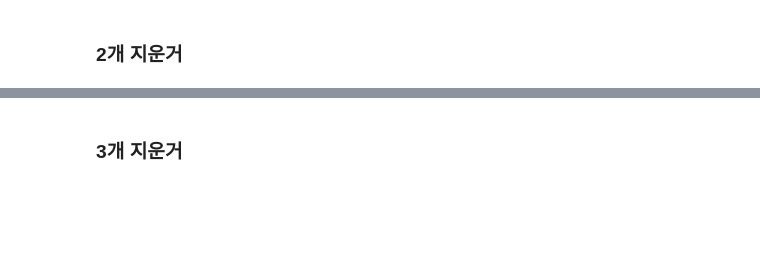
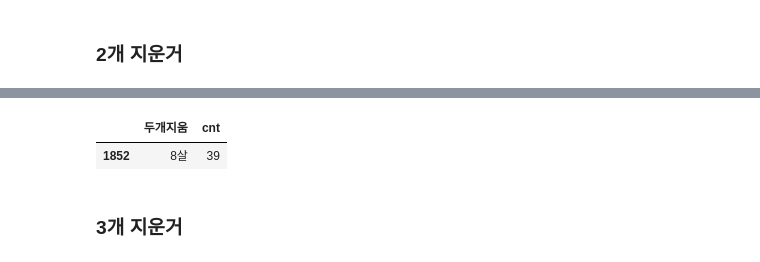
Before and after one commit to RecommendU/ForU, a Jupyter notebook: 박정호/[09_08_박정호] 0개 ~ 3개 태그 지움 이건 안봐도 상관없습니다.ipynb, the cells around one changed output, grey strips where cells are left out. Saved outputs shown, nothing was run; the diff lists cells and outputs as text; code cells hidden in the pictures; blank space fills up the shorter version.

```diff
--- a/박정호/[09_08_박정호] 0개 ~ 3개 태그 지움 이건 안봐도 상관없습니다.ipynb
+++ b/박정호/[09_08_박정호] 0개 ~ 3개 태그 지움 이건 안봐도 상관없습니다.ipynb
@@ -413,3 +385,8 @@ ddf2
+# %%
+ddf2[ddf2['두개지움'] == '8살']
+# %% [output]
+|  | 두개지움 | cnt |
+| 1852 | 8살 | 39 |
 # %%
 new_tag2.to_json('data/new_tag/new_tag2.json', orient = 'records')
 # %% [markdown]
```
Also changed, not shown: parts of 22 cells of this notebook.
